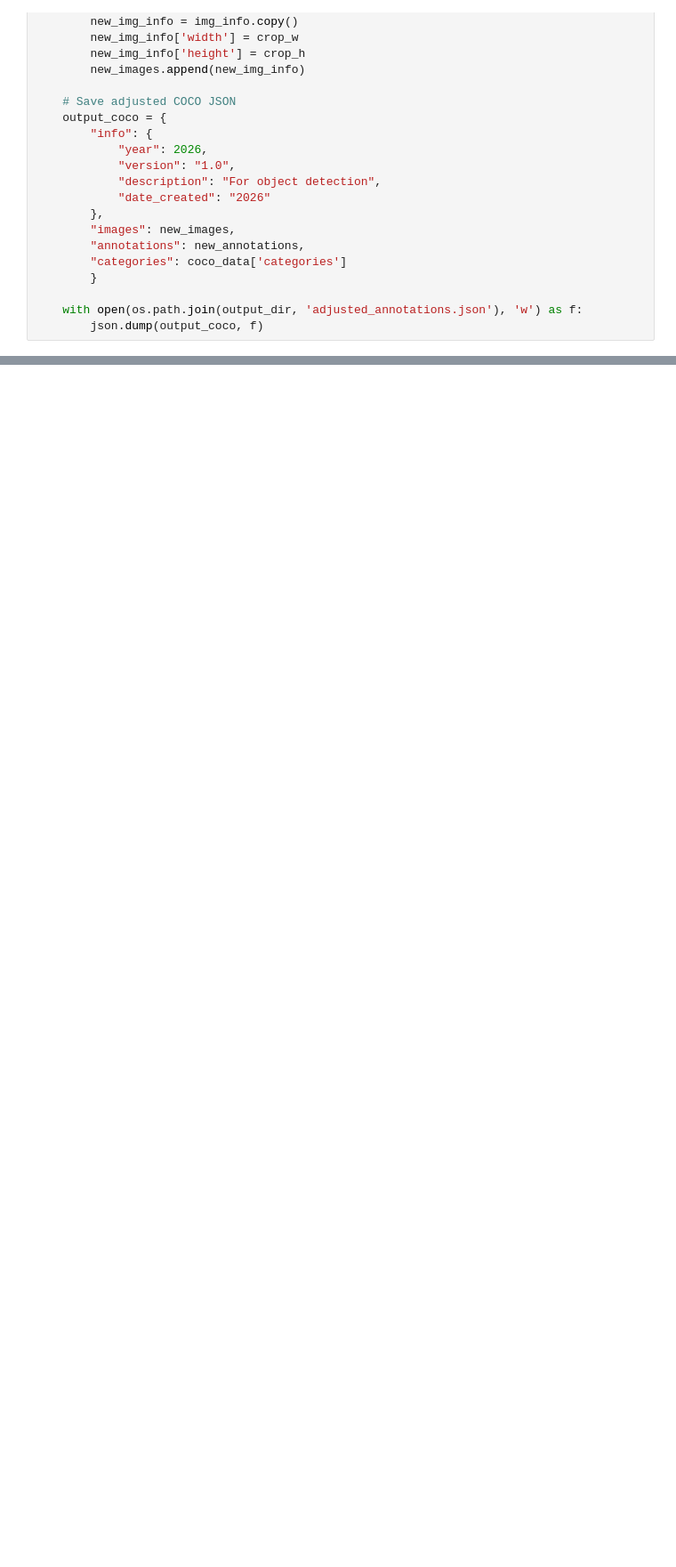
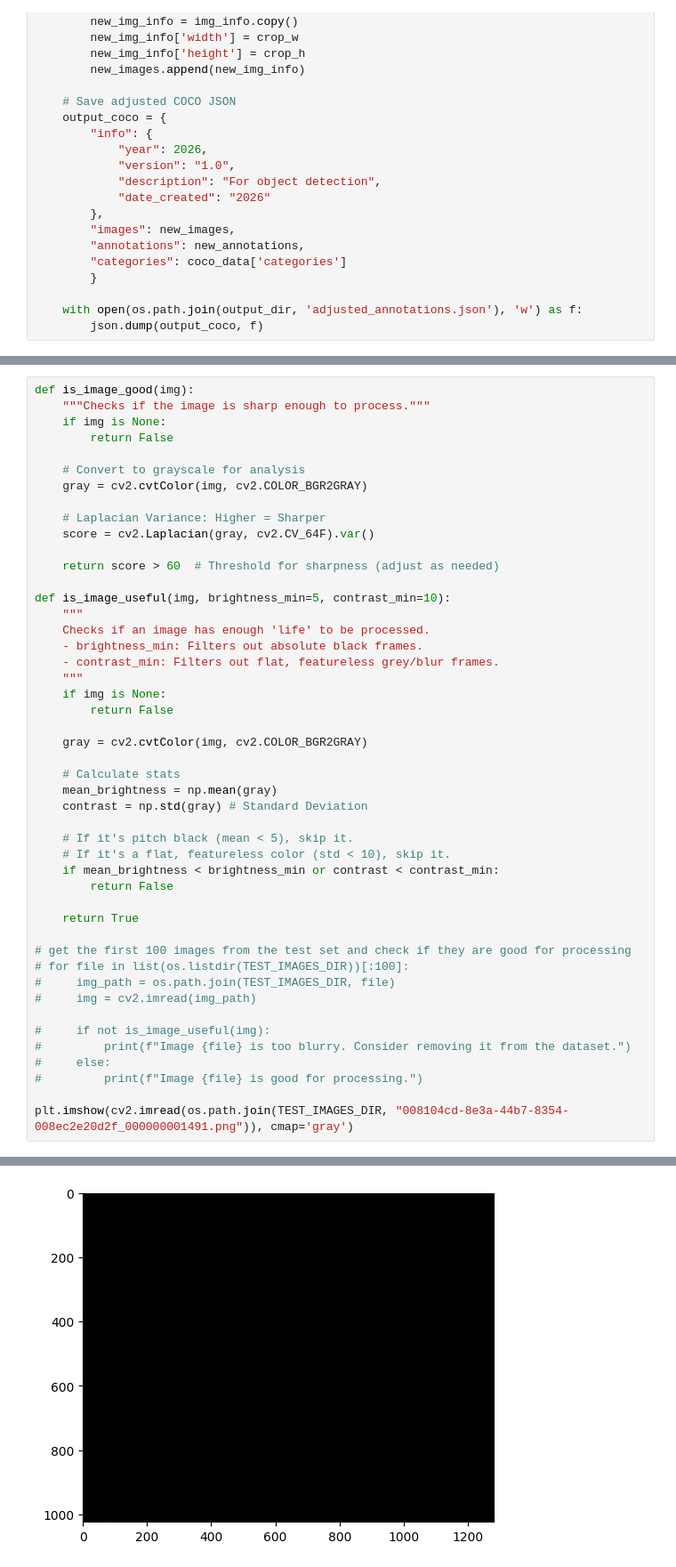
Before and after one commit to Bakwowi/bottle_inspection_model_cv, a Jupyter notebook: bottle_inspection.ipynb, the cells around one changed output, grey strips where cells are left out. Shown at 89% size. Drawn from its saved outputs; the diff is of its cells as text; blank space fills up the shorter version.

Commit message:
Add initial dataset evaluation results for image processing suitability

```diff
--- a/bottle_inspection.ipynb
+++ b/bottle_inspection.ipynb
@@ -184,0 +183,48 @@ FileNotFoundError: [Errno 2] No such file or directory: 'C:\\Users\\Bakwowi Juni
+# %%
+def is_image_good(img):
+    """Checks if the image is sharp enough to process."""
+    if img is None:
+        return False
+
+    # Convert to grayscale for analysis
+    gray = cv2.cvtColor(img, cv2.COLOR_BGR2GRAY)
+
+    # Laplacian Variance: Higher = Sharper
+    score = cv2.Laplacian(gray, cv2.CV_64F).var()
+
+    return score > 60  # Threshold for sharpness (adjust as needed)
+
+def is_image_useful(img, brightness_min=5, contrast_min=10):
+    """
+    Checks if an image has enough 'life' to be processed.
+    - brightness_min: Filters out absolute black frames.
+    - contrast_min: Filters out flat, featureless grey/blur frames.
+    """
+    if img is None:
+        return False
+
+    gray = cv2.cvtColor(img, cv2.COLOR_BGR2GRAY)
+
+    # Calculate stats
+    mean_brightness = np.mean(gray)
+    contrast = np.std(gray) # Standard Deviation
+
+    # If it's pitch black (mean < 5), skip it.
+    # If it's a flat, featureless color (std < 10), skip it.
+    if mean_brightness < brightness_min or contrast < contrast_min:
+        return False
+
+    return True
+
+# get the first 100 images from the test set and check if they are good for processing
+# for file in list(os.listdir(TEST_IMAGES_DIR))[:100]:
+#     img_path = os.path.join(TEST_IMAGES_DIR, file)
+#     img = cv2.imread(img_path)
+
+#     if not is_image_useful(img):
+#         print(f"Image {file} is too blurry. Consider removing it from the dataset.")
+#     else:
+#         print(f"Image {file} is good for processing.")
+
+plt.imshow(cv2.imread(os.path.join(TEST_IMAGES_DIR, "008104cd-8e3a-44b7-8354-008ec2e20d2f_000000001491.png")), cmap='gray')
+# %% [output]
@@ -185,3 +232,4 @@ FileNotFoundError: [Errno 2] No such file or directory: 'C:\\Users\\Bakwowi Juni
+[figure, added]
 # %%
 #  Convert annotations in COCO format to YOLO format
 # Theimages and JSON file should be in the same parent folder
```
Also changed, not shown: parts of 5 cells of this notebook, 1 other file.
